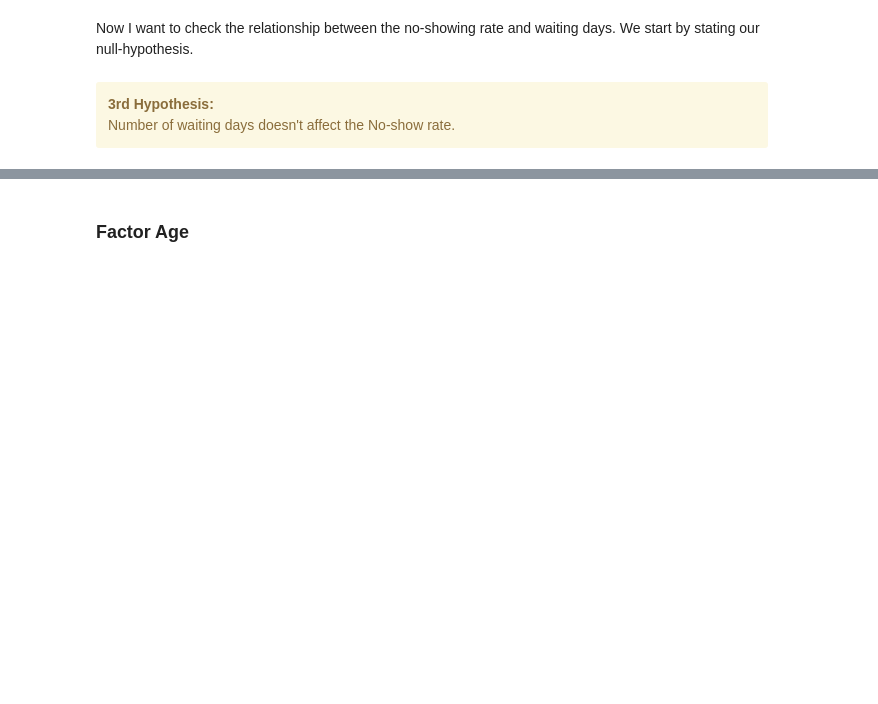
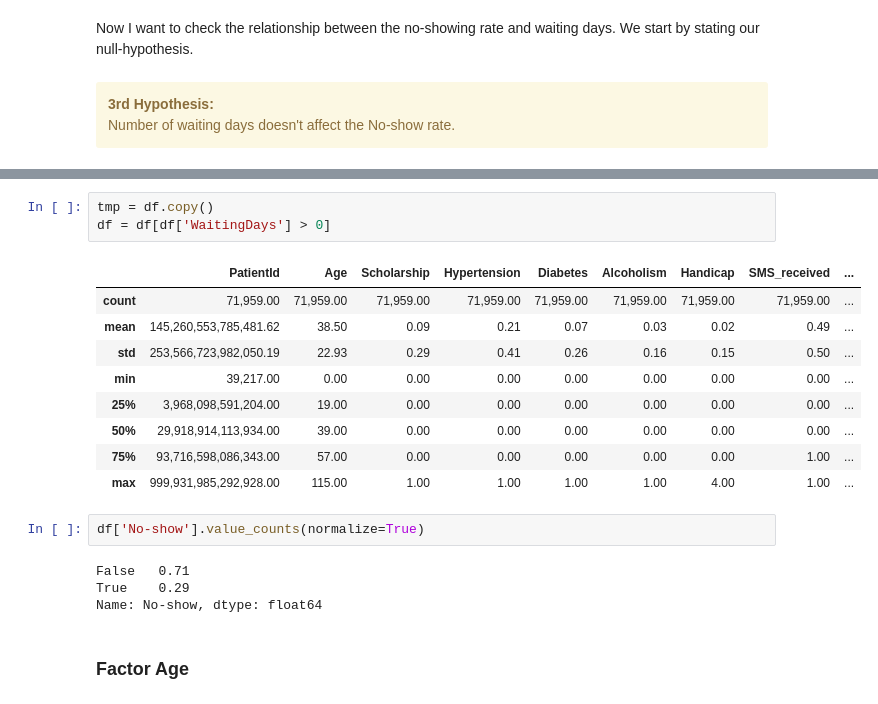
Before and after one commit to skacem/Business-Analytics, a Jupyter notebook: Misc/Medical_appointment_analysis.ipynb, the cells around one changed output, grey strips where cells are left out. Saved outputs shown, nothing was run; the diff lists cells and outputs as text; blank space fills up the shorter version.

```diff
--- a/Misc/Medical_appointment_analysis.ipynb
+++ b/Misc/Medical_appointment_analysis.ipynb
@@ -422,3 +439,22 @@ We start by stating our null-hypothesis.
+# %%
+tmp = df.copy()
+df = df[df['WaitingDays'] > 0]
+# %% [output]
+|  | PatientId | Age | Scholarship | Hypertension | Diabetes | Alcoholism | Handicap | SMS_received | ... |
+| count | 71,959.00 | 71,959.00 | 71,959.00 | 71,959.00 | 71,959.00 | 71,959.00 | 71,959.00 | 71,959.00 | ... |
+| mean | 145,260,553,785,481.62 | 38.50 | 0.09 | 0.21 | 0.07 | 0.03 | 0.02 | 0.49 | ... |
+| std | 253,566,723,982,050.19 | 22.93 | 0.29 | 0.41 | 0.26 | 0.16 | 0.15 | 0.50 | ... |
+| min | 39,217.00 | 0.00 | 0.00 | 0.00 | 0.00 | 0.00 | 0.00 | 0.00 | ... |
+| 25% | 3,968,098,591,204.00 | 19.00 | 0.00 | 0.00 | 0.00 | 0.00 | 0.00 | 0.00 | ... |
+| 50% | 29,918,914,113,934.00 | 39.00 | 0.00 | 0.00 | 0.00 | 0.00 | 0.00 | 0.00 | ... |
+| 75% | 93,716,598,086,343.00 | 57.00 | 0.00 | 0.00 | 0.00 | 0.00 | 0.00 | 1.00 | ... |
+| max | 999,931,985,292,928.00 | 115.00 | 1.00 | 1.00 | 1.00 | 1.00 | 4.00 | 1.00 | ... |
+# %%
+df['No-show'].value_counts(normalize=True)
+# %% [output]
+False   0.71
+True    0.29
+Name: No-show, dtype: float64
 # %% [markdown]
 ### Factor Age
 # %% [markdown]
```
Also changed, not shown: parts of 4 cells of this notebook.
